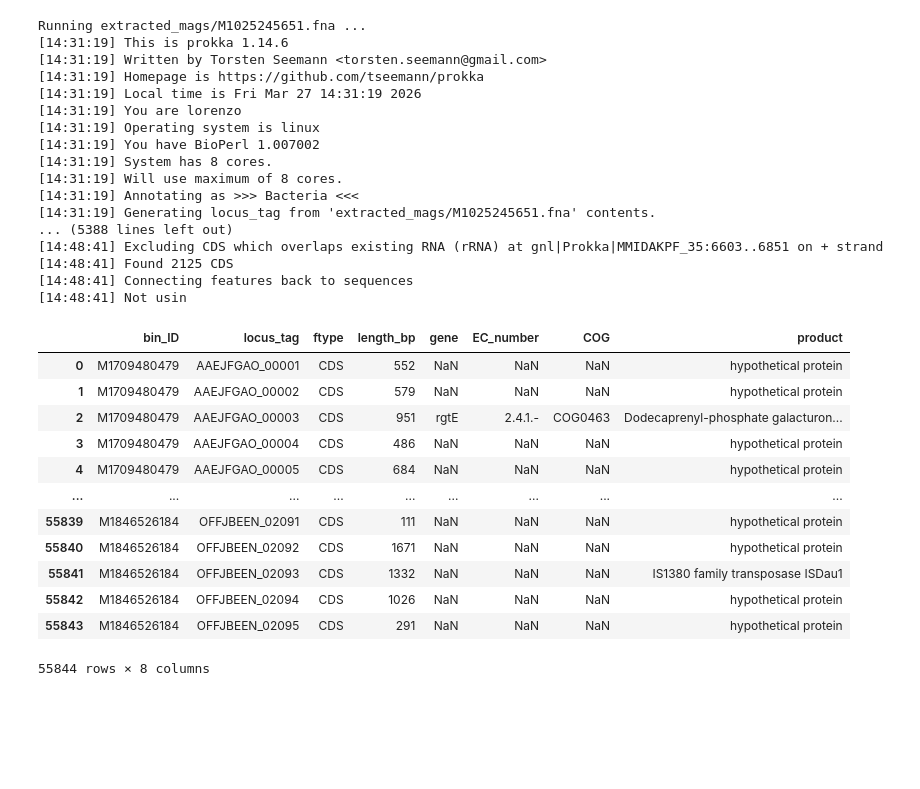
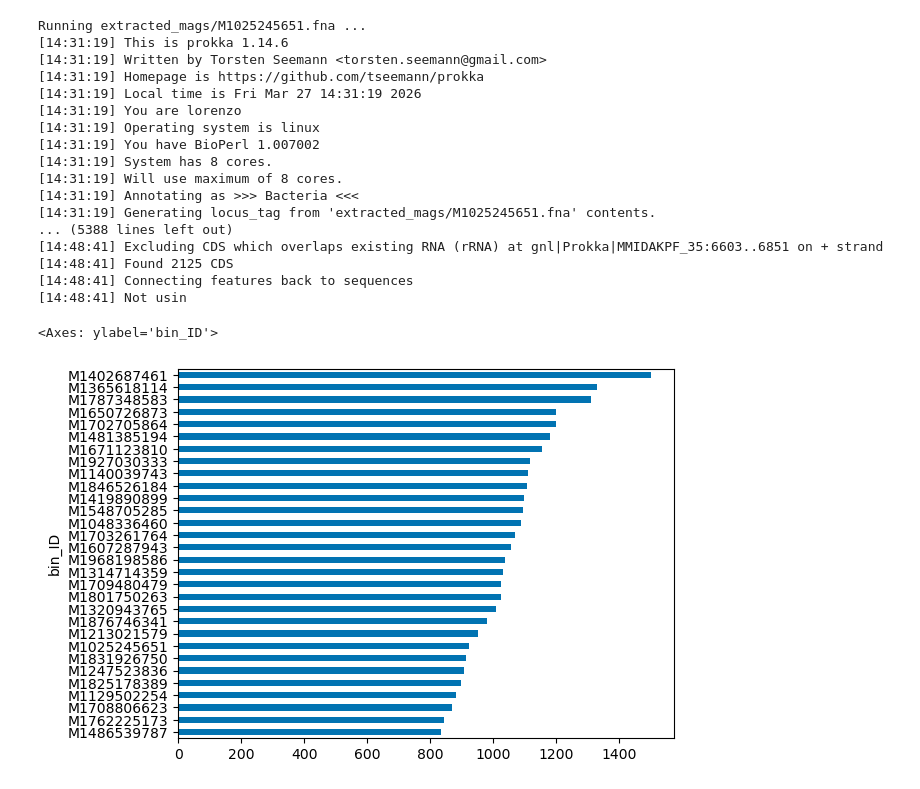
Before and after one commit to GentleHoney/Genomics_Project, a Jupyter notebook: proj_tmp.ipynb, the cells around one changed output. Drawn from its saved outputs; the diff is of its cells as text; code cells hidden in the pictures; blank space fills up the shorter version.

```diff
--- a/proj_tmp.ipynb
+++ b/proj_tmp.ipynb
@@ -285,20 +285,11 @@ def prokka_stats(path):
 
             else:
                 continue
-    CDSstats_df = pd.concat(df_list,ignore_index=True)
-    return CDSstats_df
-prokka_stats(project_dir)
+    stats_df = pd.concat(df_list,ignore_index=True)
+    return stats_df
+CDS_stats=prokka_stats(project_dir)
-# %% [output]
-|  | bin_ID | locus_tag | ftype | length_bp | gene | EC_number | COG | product |
-| 0 | M1709480479 | AAEJFGAO_00001 | CDS | 552 | NaN | NaN | NaN | hypothetical protein |
-| 1 | M1709480479 | AAEJFGAO_00002 | CDS | 579 | NaN | NaN | NaN | hypothetical protein |
-| 2 | M1709480479 | AAEJFGAO_00003 | CDS | 951 | rgtE | 2.4.1.- | COG0463 | Dodecaprenyl-phosphate galacturon... |
-| 3 | M1709480479 | AAEJFGAO_00004 | CDS | 486 | NaN | NaN | NaN | hypothetical protein |
-| 4 | M1709480479 | AAEJFGAO_00005 | CDS | 684 | NaN | NaN | NaN | hypothetical protein |
-| ... | ... | ... | ... | ... | ... | ... | ... | ... |
-| 55839 | M1846526184 | OFFJBEEN_02091 | CDS | 111 | NaN | NaN | NaN | hypothetical protein |
-| 55840 | M1846526184 | OFFJBEEN_02092 | CDS | 1671 | NaN | NaN | NaN | hypothetical protein |
-| 55841 | M1846526184 | OFFJBEEN_02093 | CDS | 1332 | NaN | NaN | NaN | IS1380 family transposase ISDau1 |
-| 55842 | M1846526184 | OFFJBEEN_02094 | CDS | 1026 | NaN | NaN | NaN | hypothetical protein |
-| 55843 | M1846526184 | OFFJBEEN_02095 | CDS | 291 | NaN | NaN | NaN | hypothetical protein |
-55844 rows × 8 columns
+# %%
+CDS_stats.loc[CDS_stats['product']=='hypothetical protein'].groupby(['bin_ID'])['product'].count().sort_values().plot.barh()
+# %% [output]
+<Axes: ylabel='bin_ID'>
+[figure, added]
```
